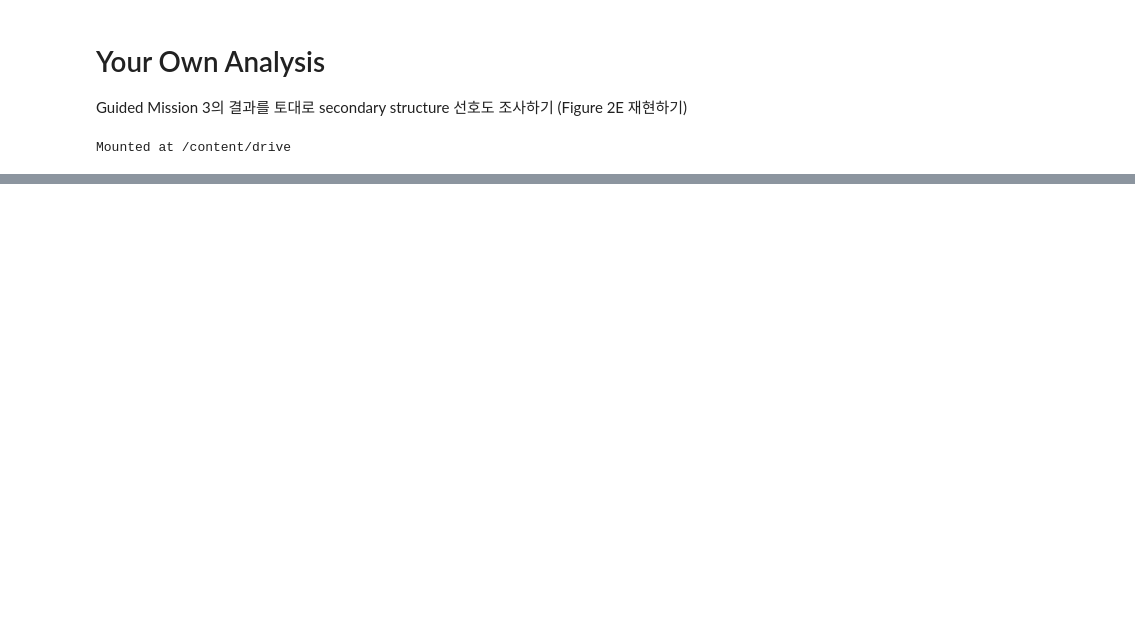
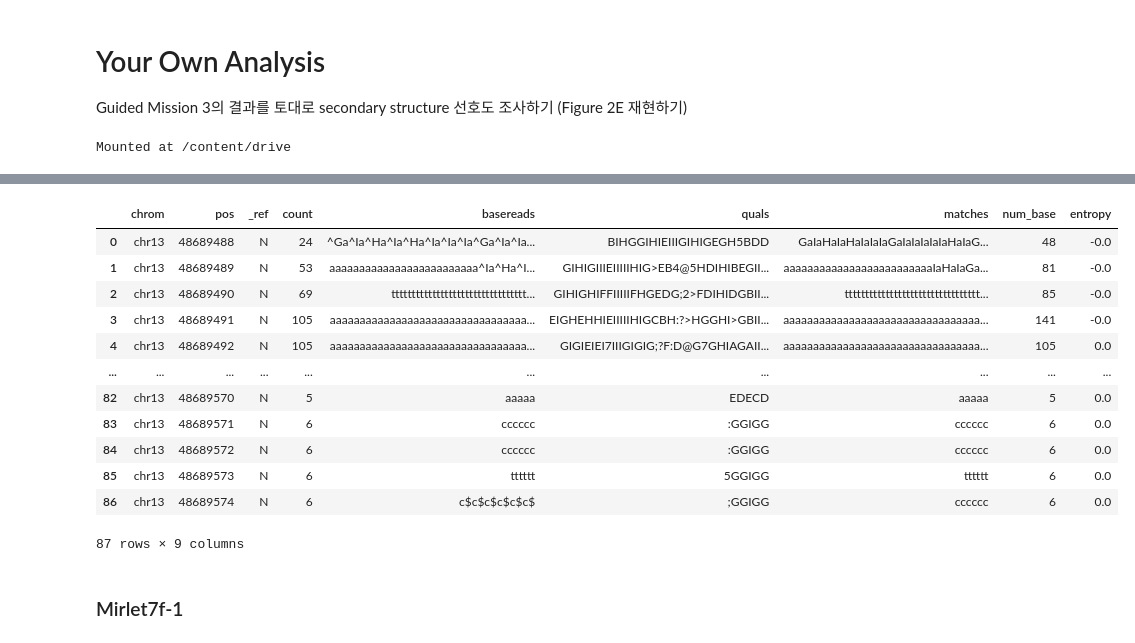
Before and after one commit to JeonSHyun/25-1-SNU-Bioinfo1, a Jupyter notebook: YourOwnAnalysis.ipynb, the cells around one changed output, grey strips where cells are left out. Cells and saved outputs as stored; diff of their text form; code cells hidden in the pictures; blank space fills up the shorter version.

```diff
--- a/YourOwnAnalysis.ipynb
+++ b/YourOwnAnalysis.ipynb
@@ -56,0 +224,8 @@ Executing transaction: |/-\|/-\done
+# %%
+let7d = pd.read_csv('CLIP-let7d-gene.pileup', sep='\t', names=['chrom', 'pos', '_ref', 'count', 'basereads', 'quals'])
+let7d.tail()
+
+toremove = re.compile('[<>$*#^]')
+let7d['matches'] = let7d['basereads'].apply(lambda x: toremove.sub('', x))
+
+let7d[['chrom', 'pos', 'matches']]
@@ -56,0 +246,39 @@ Executing transaction: |/-\|/-\done
+# %%
+'''
+1. 각 position별로 base 수 세기
+'''
+let7d['num_base'] = let7d['matches'].str.len()
+
+'''
+2. 각 position별로 Shannon entropy를 계산
+'''
+def shannon_entropy(seq):
+    if not seq:
+        return 0
+    counts = Counter(seq)
+    total = sum(counts[b] for b in 'ATGC')
+    if total == 0:
+        return 0
+    entropy = -sum((counts[b]/total) * np.log2(counts[b]/total)
+                   for b in 'ATGC' if counts[b] > 0)
+    return entropy
+
+let7d['entropy'] = let7d['matches'].apply(shannon_entropy)
+# %%
+let7d
+# %% [output]
+|  | chrom | pos | _ref | count | basereads | quals | matches | num_base | entropy |
+| 0 | chr13 | 48689488 | N | 24 | ^Ga^Ia^Ha^Ia^Ha^Ia^Ia^Ia^Ga^Ia^Ia... | BIHGGIHIEIIIGIHIGEGH5BDD | GaIaHaIaHaIaIaIaGaIaIaIaIaIaHaIaG... | 48 | -0.0 |
+| 1 | chr13 | 48689489 | N | 53 | aaaaaaaaaaaaaaaaaaaaaaaaa^Ia^Ha^I... | GIHIGIIIEIIIIIHIG>EB4@5HDIHIBEGII... | aaaaaaaaaaaaaaaaaaaaaaaaaIaHaIaGa... | 81 | -0.0 |
+| 2 | chr13 | 48689490 | N | 69 | ttttttttttttttttttttttttttttttttt... | GIHIGHIFFIIIIIFHGEDG;2>FDIHIDGBII... | ttttttttttttttttttttttttttttttttt... | 85 | -0.0 |
+| 3 | chr13 | 48689491 | N | 105 | aaaaaaaaaaaaaaaaaaaaaaaaaaaaaaaaa... | EIGHEHHIEIIIIIHIGCBH:?>HGGHI>GBII... | aaaaaaaaaaaaaaaaaaaaaaaaaaaaaaaaa... | 141 | -0.0 |
+| 4 | chr13 | 48689492 | N | 105 | aaaaaaaaaaaaaaaaaaaaaaaaaaaaaaaaa... | GIGIEIEI7IIIGIGIG;?F:D@G7GHIAGAII... | aaaaaaaaaaaaaaaaaaaaaaaaaaaaaaaaa... | 105 | 0.0 |
+| ... | ... | ... | ... | ... | ... | ... | ... | ... | ... |
+| 82 | chr13 | 48689570 | N | 5 | aaaaa | EDECD | aaaaa | 5 | 0.0 |
+| 83 | chr13 | 48689571 | N | 6 | cccccc | :GGIGG | cccccc | 6 | 0.0 |
+| 84 | chr13 | 48689572 | N | 6 | cccccc | :GGIGG | cccccc | 6 | 0.0 |
+| 85 | chr13 | 48689573 | N | 6 | tttttt | 5GGIGG | tttttt | 6 | 0.0 |
+| 86 | chr13 | 48689574 | N | 6 | c$c$c$c$c$c$ | ;GGIGG | cccccc | 6 | 0.0 |
+87 rows × 9 columns
+# %% [markdown]
+### Mirlet7f-1
```
Also changed, not shown: parts of 35 cells of this notebook.
